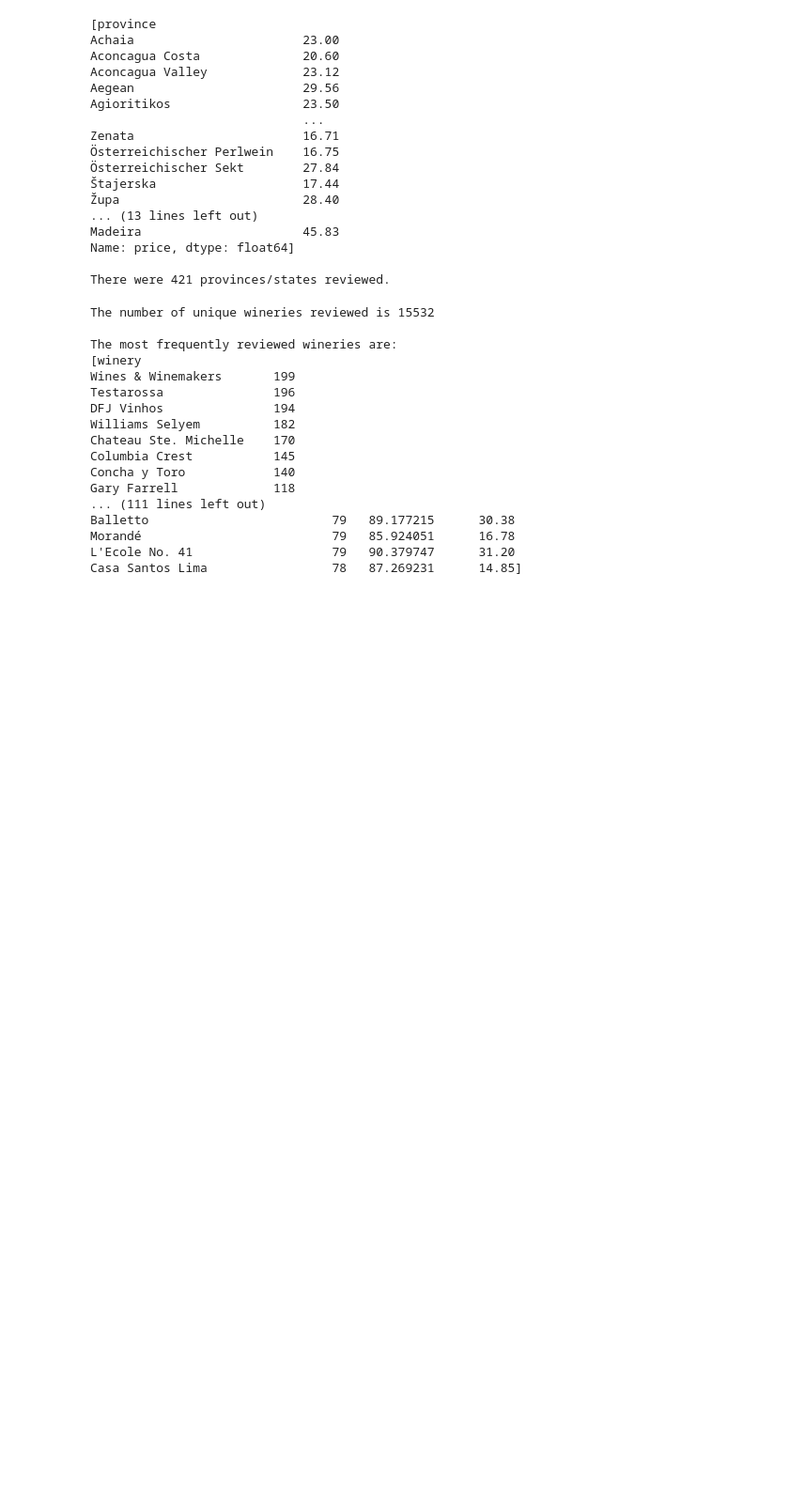
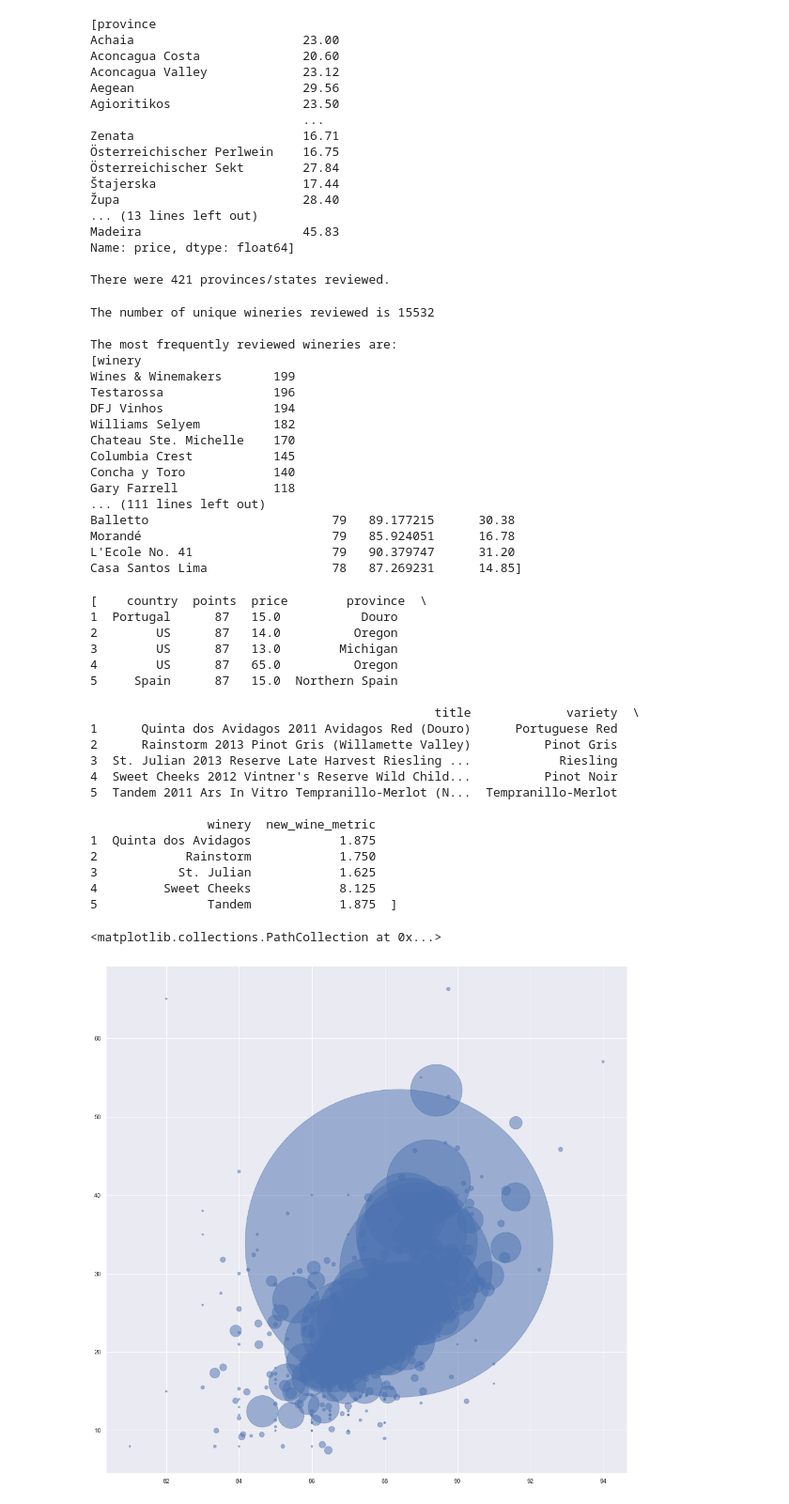
Before and after one commit to 4Reference/Project1, a Jupyter notebook: Presentation Notebook.ipynb, the cells around one changed output. Shown at 94% size. Saved outputs shown, nothing was run; the diff lists cells and outputs as text; code cells hidden in the pictures; blank space fills up the shorter version.

```diff
--- a/Presentation Notebook.ipynb
+++ b/Presentation Notebook.ipynb
@@ -681,6 +671,39 @@ Balletto                         79   89.177215      30.38
 Morandé                          79   85.924051      16.78
 L'Ecole No. 41                   79   90.379747      31.20
 Casa Santos Lima                 78   87.269231      14.85]
+# %%
+print([adj_cwd.head()])
+
+bblplt_data = adj_cwd.groupby('province')
+
+x=bblplt_data['points'].mean()
+y=bblplt_data['price'].mean()
+z=bblplt_data['title'].count()
+
+plt.scatter(x,y, s=z*10, alpha=0.5)
+# %% [output]
+[    country  points  price        province  \
+1  Portugal      87   15.0           Douro
+2        US      87   14.0          Oregon
+3        US      87   13.0        Michigan
+4        US      87   65.0          Oregon
+5     Spain      87   15.0  Northern Spain
+
+                                               title             variety  \
+1      Quinta dos Avidagos 2011 Avidagos Red (Douro)      Portuguese Red
+2      Rainstorm 2013 Pinot Gris (Willamette Valley)          Pinot Gris
+3  St. Julian 2013 Reserve Late Harvest Riesling ...            Riesling
+4  Sweet Cheeks 2012 Vintner's Reserve Wild Child...          Pinot Noir
+5  Tandem 2011 Ars In Vitro Tempranillo-Merlot (N...  Tempranillo-Merlot
+
+                winery  new_wine_metric
+1  Quinta dos Avidagos            1.875
+2            Rainstorm            1.750
+3           St. Julian            1.625
+4         Sweet Cheeks            8.125
+5               Tandem            1.875  ]
+<matplotlib.collections.PathCollection at 0x...>
+[figure, added]
 # %%
 cal_wine_count = clean_ca_wines['price'].count()
 noncal_wine_count = clean_gbl_wines_noca['price'].count()
```
Also changed, not shown: parts of 12 cells of this notebook, 2 other files.
